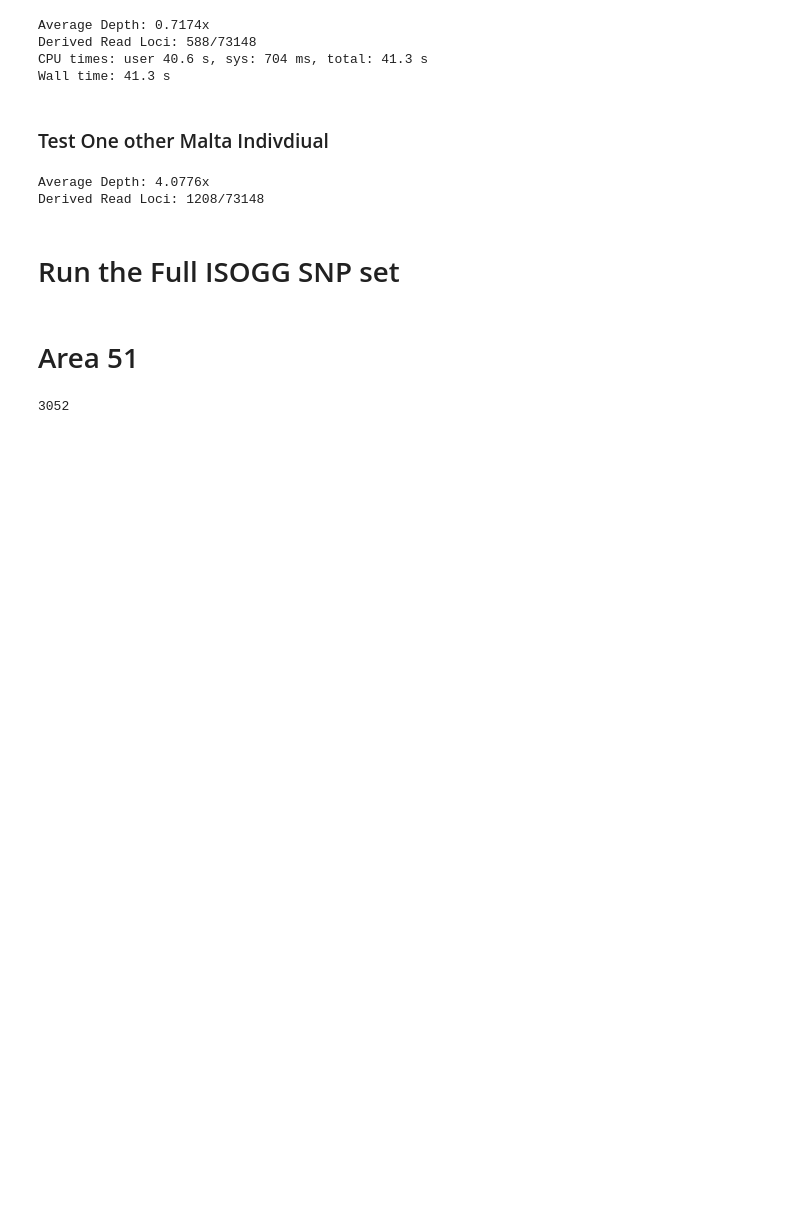
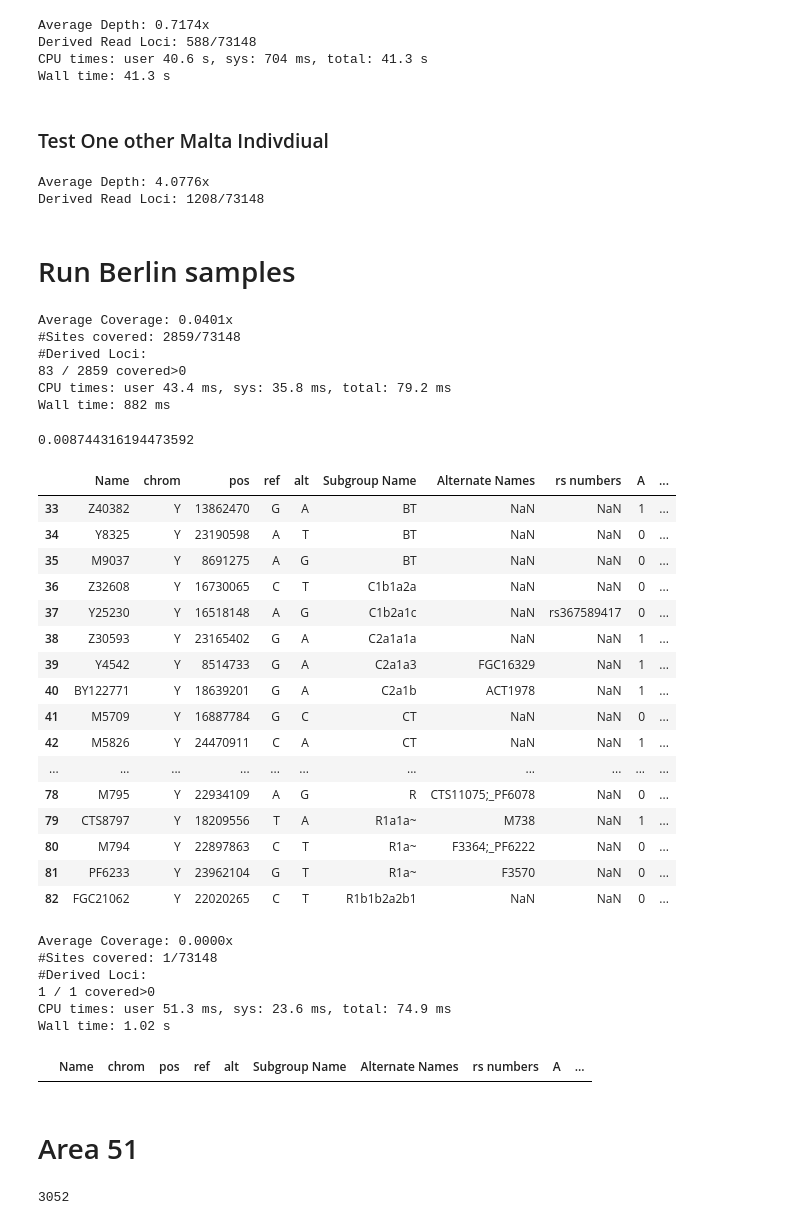
Before and after one commit to hringbauer/y_chrom, a Jupyter notebook: notebooks/run_pulldown_leipzig_bamtable.ipynb, the cells around one changed output. Saved outputs shown, nothing was run; the diff lists cells and outputs as text; code cells hidden in the pictures; blank space fills up the shorter version.

```diff
--- a/notebooks/run_pulldown_leipzig_bamtable.ipynb
+++ b/notebooks/run_pulldown_leipzig_bamtable.ipynb
@@ -291,0 +511,2 @@ df_der
+# %%
+df = load_snp_file_ISOGG("./data/all_snps.csv")
@@ -360,5 +635,53 @@ Average Depth: 4.0776x
 Derived Read Loci: 1208/73148
 # %%
 df_der[-100:-50]
-# %% [markdown]
-# Run the Full ISOGG SNP set
+# %% [markdown]
+# Run Berlin samples
+# %%
+%%time
+iid = "BEP003"
+df_ch, df_der = call_y_bam(df=df,
+                           path_bam=f"/mnt/archgen/MICROSCOPE/eager_outputs/2023-08-21-berlin/trimmed_bam/{iid}_ss.A0101.SG1.trimmed.bam")
+# %% [output]
+Average Coverage: 0.0401x
+#Sites covered: 2859/73148
+#Derived Loci:
+83 / 2859 covered>0
+CPU times: user 43.4 ms, sys: 35.8 ms, total: 79.2 ms
+Wall time: 882 ms
+# %%
+25/2859
+# %% [output]
+0.008744316194473592
+# %%
+df_der[-50:]
+# %% [output]
+|  | Name | chrom | pos | ref | alt | Subgroup Name | Alternate Names | rs numbers | A | ... |
+| 33 | Z40382 | Y | 13862470 | G | A | BT | NaN | NaN | 1 | ... |
+| 34 | Y8325 | Y | 23190598 | A | T | BT | NaN | NaN | 0 | ... |
+| 35 | M9037 | Y | 8691275 | A | G | BT | NaN | NaN | 0 | ... |
+| 36 | Z32608 | Y | 16730065 | C | T | C1b1a2a | NaN | NaN | 0 | ... |
+| 37 | Y25230 | Y | 16518148 | A | G | C1b2a1c | NaN | rs367589417 | 0 | ... |
+| 38 | Z30593 | Y | 23165402 | G | A | C2a1a1a | NaN | NaN | 1 | ... |
+| 39 | Y4542 | Y | 8514733 | G | A | C2a1a3 | FGC16329 | NaN | 1 | ... |
+| 40 | BY122771 | Y | 18639201 | G | A | C2a1b | ACT1978 | NaN | 1 | ... |
+| 41 | M5709 | Y | 16887784 | G | C | CT | NaN | NaN | 0 | ... |
+| 42 | M5826 | Y | 24470911 | C | A | CT | NaN | NaN | 1 | ... |
+| ... | ... | ... | ... | ... | ... | ... | ... | ... | ... | ... |
+| 78 | M795 | Y | 22934109 | A | G | R | CTS11075;_PF6078 | NaN | 0 | ... |
+| 79 | CTS8797 | Y | 18209556 | T | A | R1a1a~ | M738 | NaN | 1 | ... |
+| 80 | M794 | Y | 22897863 | C | T | R1a~ | F3364;_PF6222 | NaN | 0 | ... |
+| 81 | PF6233 | Y | 23962104 | G | T | R1a~ | F3570 | NaN | 0 | ... |
+| 82 | FGC21062 | Y | 22020265 | C | T | R1b1b2a2b1 | NaN | NaN | 0 | ... |
+# %%
+%%time
+iid = "BEP016"
+df_ch, df_der = call_y_bam(df=df,
+                           path_bam=f"/mnt/archgen/MICROSCOPE/eager_outputs/2023-08-21-berlin/trimmed_bam/{iid}_ss.A0101.SG1.trimmed.bam")
+# %% [output]
+Average Coverage: 0.0000x
+#Sites covered: 1/73148
+#Derived Loci:
+1 / 1 covered>0
+CPU times: user 51.3 ms, sys: 23.6 ms, total: 74.9 ms
+Wall time: 1.02 s
@@ -365,3 +690,7 @@ df_der[-100:-50]
+# %%
+df_ch[df_ch["Subgroup Name"]=="R"]
+# %% [output]
+|  | Name | chrom | pos | ref | alt | Subgroup Name | Alternate Names | rs numbers | A | ... |
 # %% [markdown]
 # Area 51
 # %%
```
Also changed, not shown: parts of 50 cells of this notebook, 2 other files.
